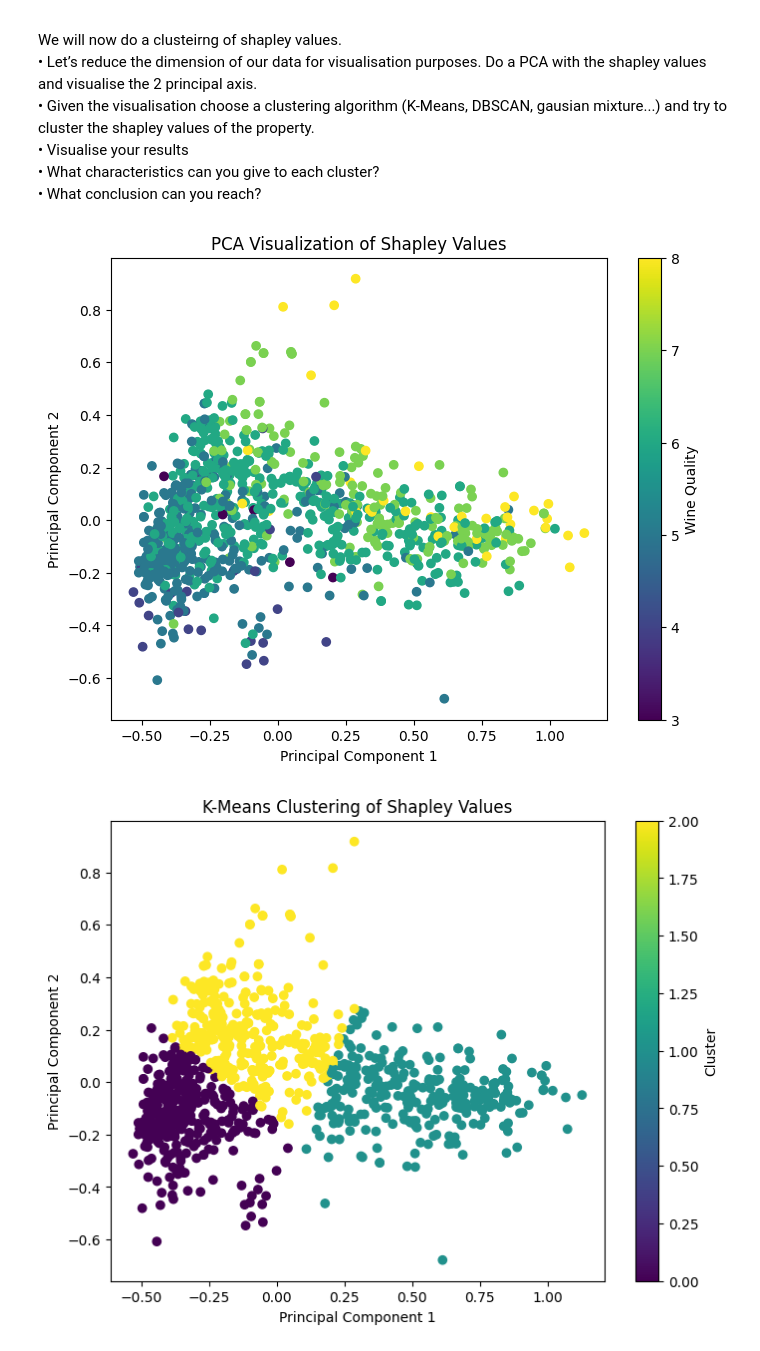
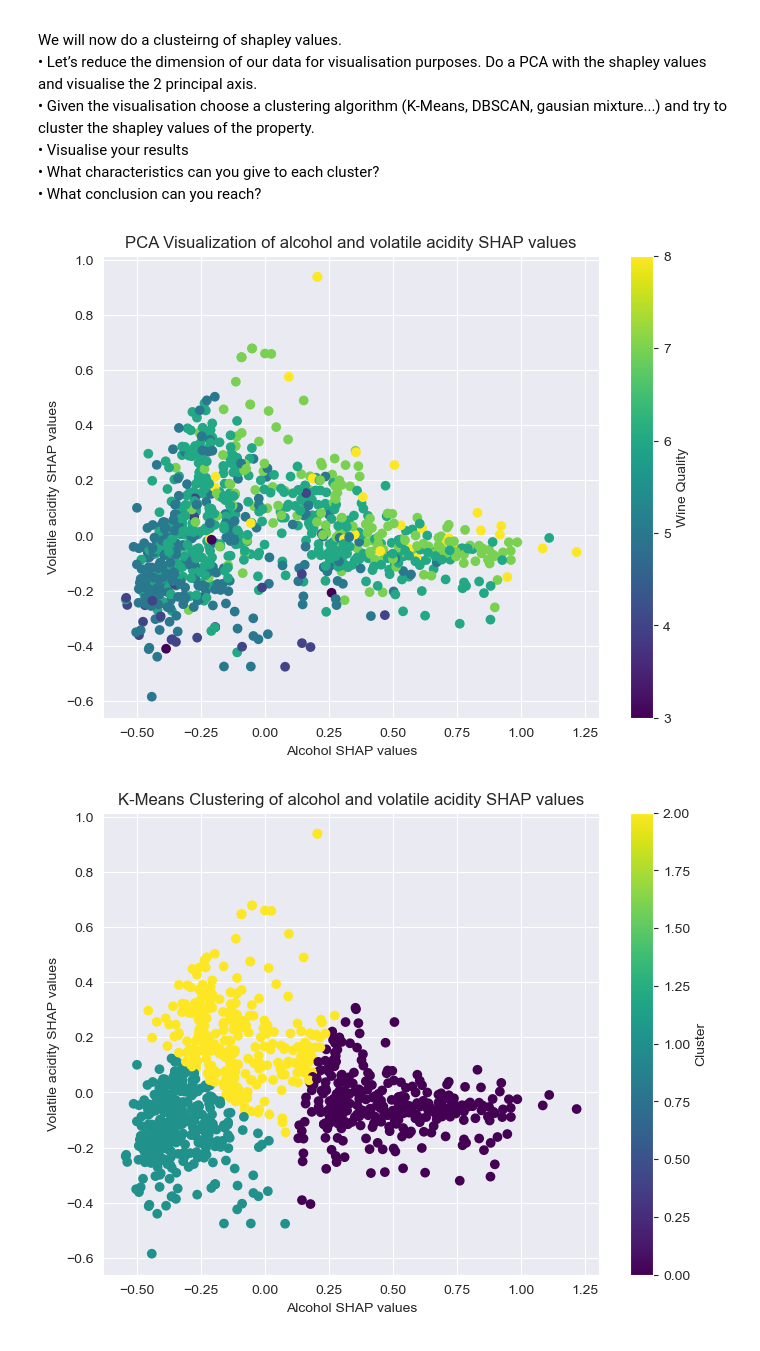
Before and after one commit to LacoutierePaul/TD4_ExplainabilityIA, a Jupyter notebook: main.ipynb, the cells around one changed output. Cells and saved outputs as stored; diff of their text form; code cells hidden in the pictures.

Commit message:
updated graphs

```diff
--- a/main.ipynb
+++ b/main.ipynb
@@ -37,6 +38,9 @@ plt.show()
 - Chlorides: -0.21
 - volatile acidity: -0.19
 # %%
+# Remove from the white wine data that has a Free Sulphur Dioxide of more than 150
+white_wine_data = white_wine_data[white_wine_data['free sulfur dioxide'] < 150]
+
 # Selecting features with higher correlation for boxplot visualization
 # Based on the heatmap, we might select alcohol, density, and volatile acidity for a closer look
 features_to_plot = ['alcohol', 'density', 'chlorides', 'volatile acidity']
@@ -327,34 +341,34 @@ try to cluster the shapley values of the property.
 # %%
 from sklearn.decomposition import PCA
 from sklearn.cluster import KMeans
 
 
 # Perform PCA on the Shapley values
 pca = PCA(n_components=2)
-pca_values = pca.fit_transform(np.array([shap_values[i].values for i in range(len(shap_values))]))
+pca_values = pca.fit_transform(np.array([shap_values[i] for i in range(len(shap_values))]))
 
 # Create a scatter plot of the two principal axes
 plt.figure(figsize=(8, 6))
 plt.scatter(pca_values[:, 0], pca_values[:, 1], c=y_test, cmap='viridis')
-plt.xlabel('Principal Component 1')
-plt.ylabel('Principal Component 2')
-plt.title('PCA Visualization of Shapley Values')
+plt.xlabel('Alcohol SHAP values')
+plt.ylabel('Volatile acidity SHAP values')
+plt.title('PCA Visualization of alcohol and volatile acidity SHAP values')
 plt.colorbar(label='Wine Quality')
 plt.show()
 
 
 # Perform K-Means clustering on the PCA values
 kmeans = KMeans(n_clusters=3, random_state=42)
 clusters = kmeans.fit_predict(pca_values)
 
 # Create a scatter plot of the clustered data
 plt.figure(figsize=(8, 6))
 plt.scatter(pca_values[:, 0], pca_values[:, 1], c=clusters, cmap='viridis')
-plt.xlabel('Principal Component 1')
-plt.ylabel('Principal Component 2')
-plt.title('K-Means Clustering of Shapley Values')
+plt.xlabel('Alcohol SHAP values')
+plt.ylabel('Volatile acidity SHAP values')
+plt.title('K-Means Clustering of alcohol and volatile acidity SHAP values')
 plt.colorbar(label='Cluster')
 plt.show()
 # %% [output]
-[figure, old version]
+[figure, new version]
-[figure, old version]
+[figure, new version]
```
Also changed, not shown: parts of 10 cells of this notebook.
